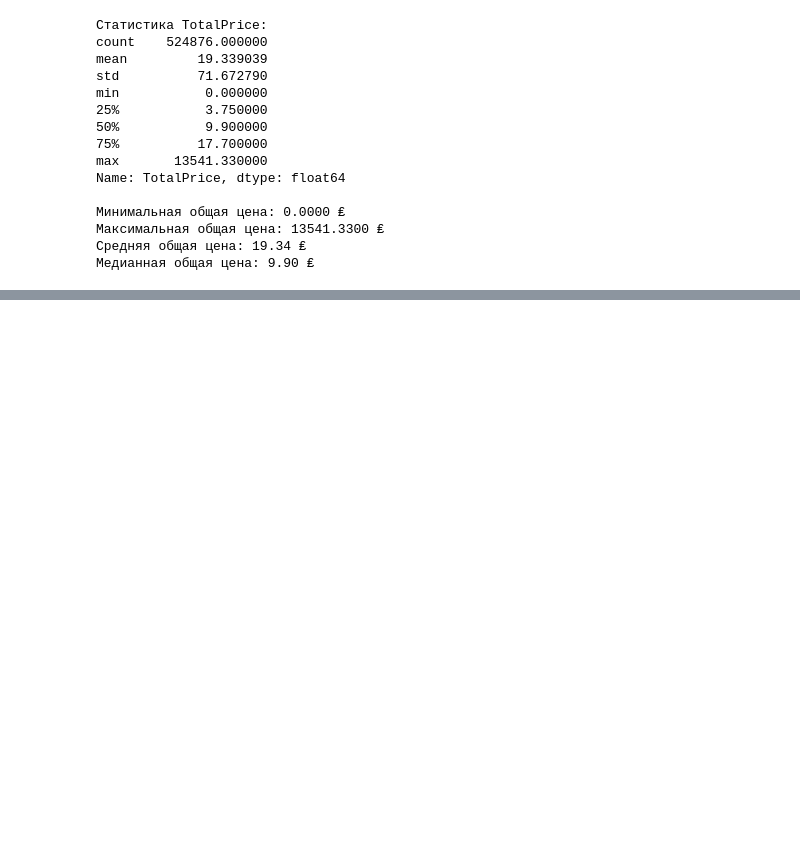
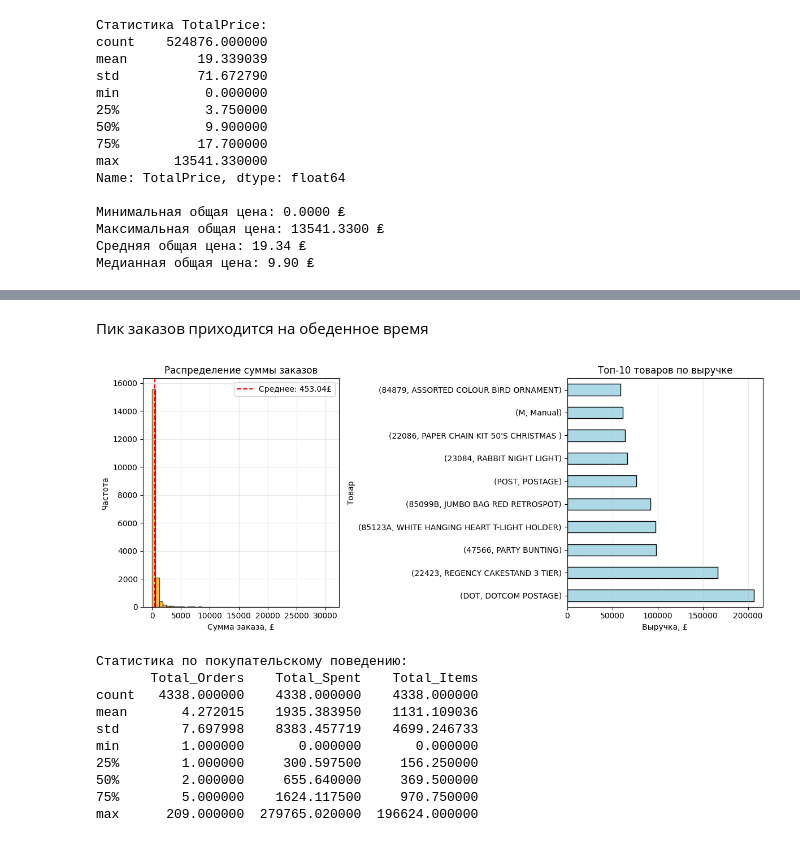
Before and after one commit to UlyanaGru/transactions, a Jupyter notebook: transactions.ipynb, the cells around one changed output, grey strips where cells are left out. Drawn from its saved outputs; the diff is of its cells as text; code cells hidden in the pictures; blank space fills up the shorter version.

```diff
--- a/transactions.ipynb
+++ b/transactions.ipynb
@@ -822,0 +995,51 @@ Name: TotalPrice, dtype: float64
+# %% [markdown]
+Пик заказов приходится на обеденное время
+# %%
+#Распределение суммы заказов
+plt.figure(figsize=(12, 5))
+plt.subplot(1, 2, 1)
+order_values = data.groupby(['CustomerID', 'InvoiceNo'])['TotalPrice'].sum()
+plt.hist(order_values, bins=50, alpha=0.7, color='orange', edgecolor='black')
+plt.title('Распределение суммы заказов')
+plt.xlabel('Сумма заказа, ₤')
+plt.ylabel('Частота')
+plt.axvline(order_values.mean(), color='red', linestyle='--', label=f'Среднее: {order_values.mean():.2f}₤')
+plt.legend()
+plt.grid(alpha=0.3)
+#Топ товаров по выручке
+top_products = data.groupby(['StockCode', 'Description']).agg({
+    'TotalPrice': 'sum',
+    'EffectiveQuantity': 'sum'
+}).nlargest(10, 'TotalPrice')
+plt.subplot(1, 2, 2)
+top_products['TotalPrice'].plot(kind='barh', color='lightblue')
+plt.title('Топ-10 товаров по выручке')
+plt.xlabel('Выручка, ₤')
+plt.ylabel('Товар')
+plt.grid(axis='x', alpha=0.3)
+plt.tight_layout()
+plt.show()
+#Анализ покупательского поведения
+customer_behavior = data.groupby('CustomerID').agg({
+    'InvoiceNo': 'nunique',
+    'TotalPrice': 'sum',
+    'EffectiveQuantity': 'sum'
+}).rename(columns={
+    'InvoiceNo': 'Total_Orders',
+    'TotalPrice': 'Total_Spent',
+    'EffectiveQuantity': 'Total_Items'
+})
+print('Статистика по покупательскому поведению:')
+print(customer_behavior.describe())
+# %% [output]
+[figure, added]
+Статистика по покупательскому поведению:
+       Total_Orders    Total_Spent    Total_Items
+count   4338.000000    4338.000000    4338.000000
+mean       4.272015    1935.383950    1131.109036
+std        7.697998    8383.457719    4699.246733
+min        1.000000       0.000000       0.000000
+25%        1.000000     300.597500     156.250000
+50%        2.000000     655.640000     369.500000
+75%        5.000000    1624.117500     970.750000
+max      209.000000  279765.020000  196624.000000
```
Also changed, not shown: parts of 6 cells of this notebook.
